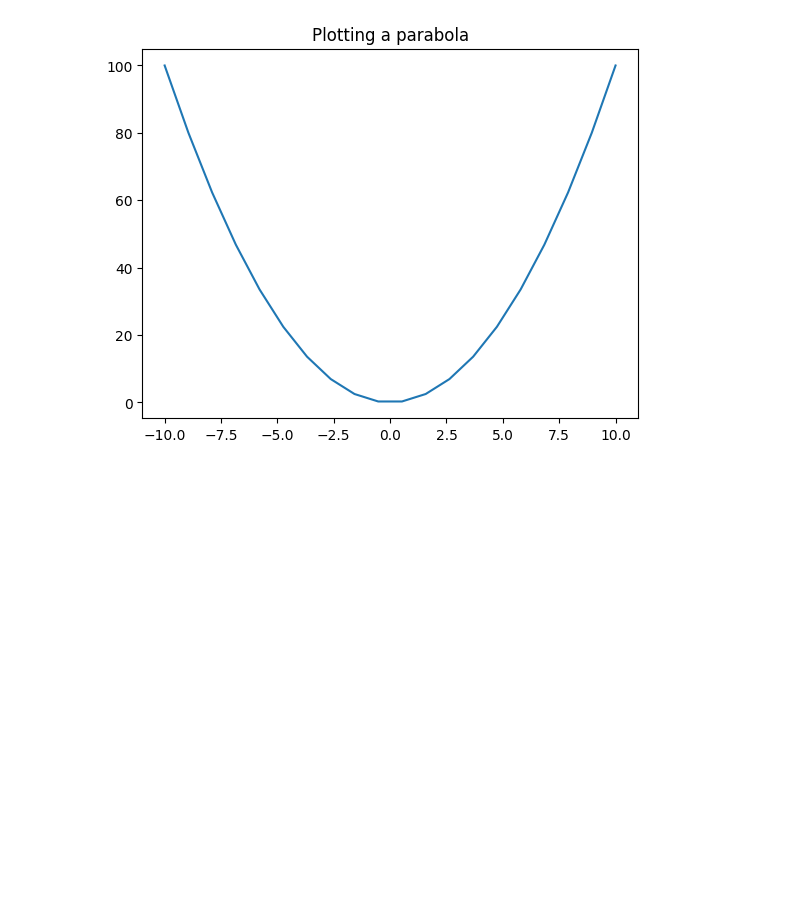
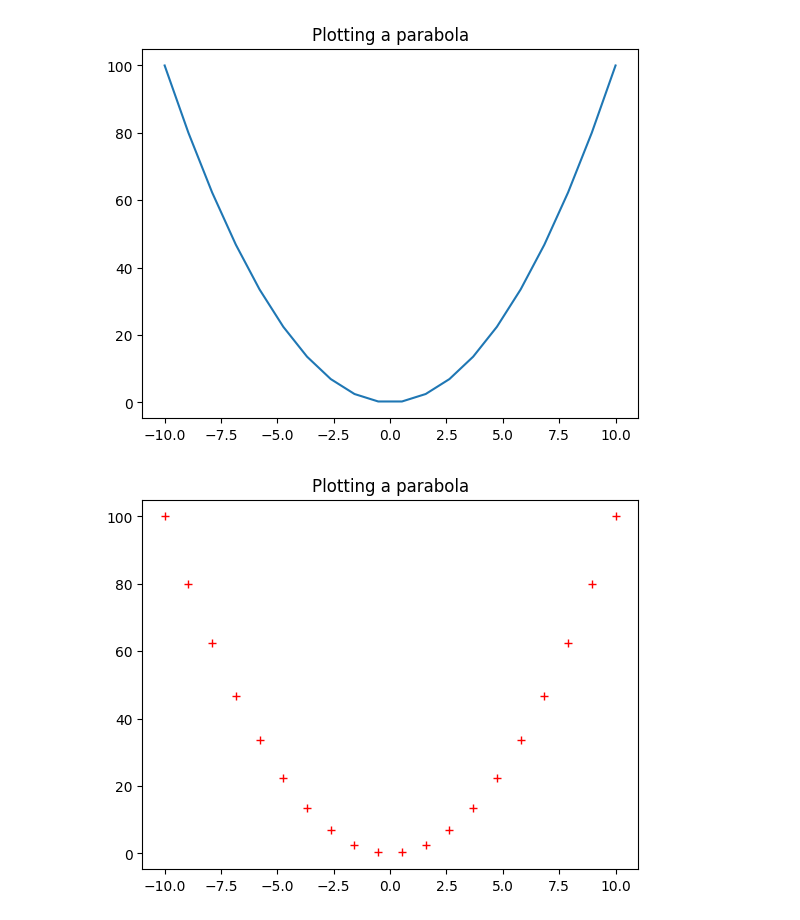
Before and after one commit to RahulRachhoya/Machine-Learning, a Jupyter notebook: Python libraries for Machine Learning/matplotlib.ipynb, the cells around one changed output. Drawn from its saved outputs; the diff is of its cells as text; code cells hidden in the pictures; blank space fills up the shorter version.

```diff
--- a/Python libraries for Machine Learning/matplotlib.ipynb
+++ b/Python libraries for Machine Learning/matplotlib.ipynb
@@ -104,3 +104,13 @@ plt.plot(x,y)
 plt.show()
 # %% [output]
 [figure]
+# %%
+# I want to plot the parabola with '+' symbol and color is red
+
+plt.title('Plotting a parabola')
+x = np.linspace(-10,10,20)
+y = x**2
+plt.plot(x,y, 'r+')
+plt.show()
+# %% [output]
+[figure, added]
```
Also changed, not shown: parts of 6 cells of this notebook.
